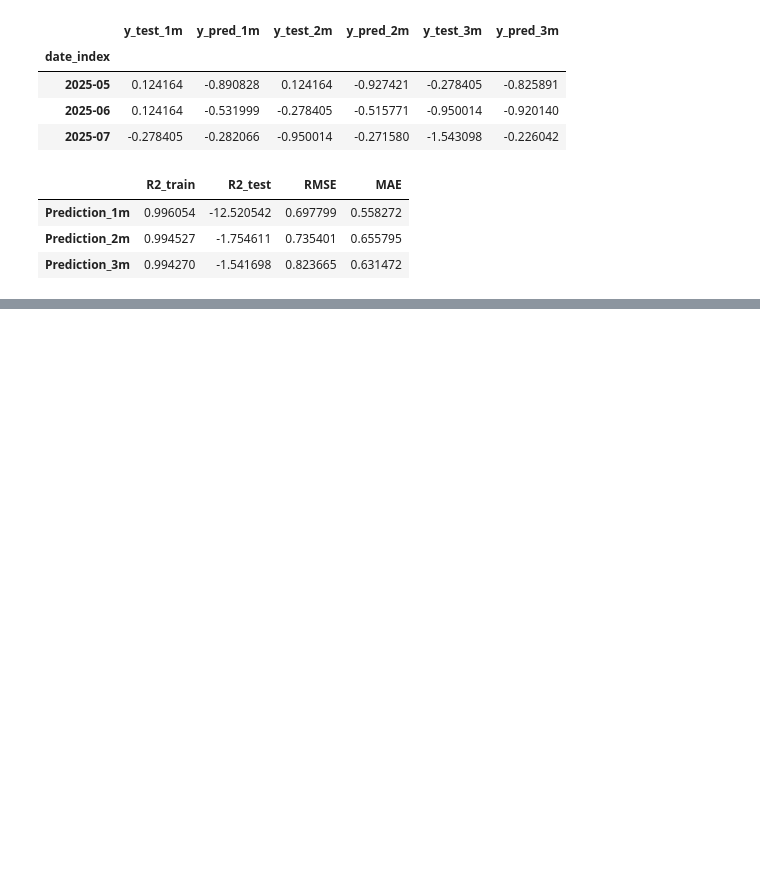
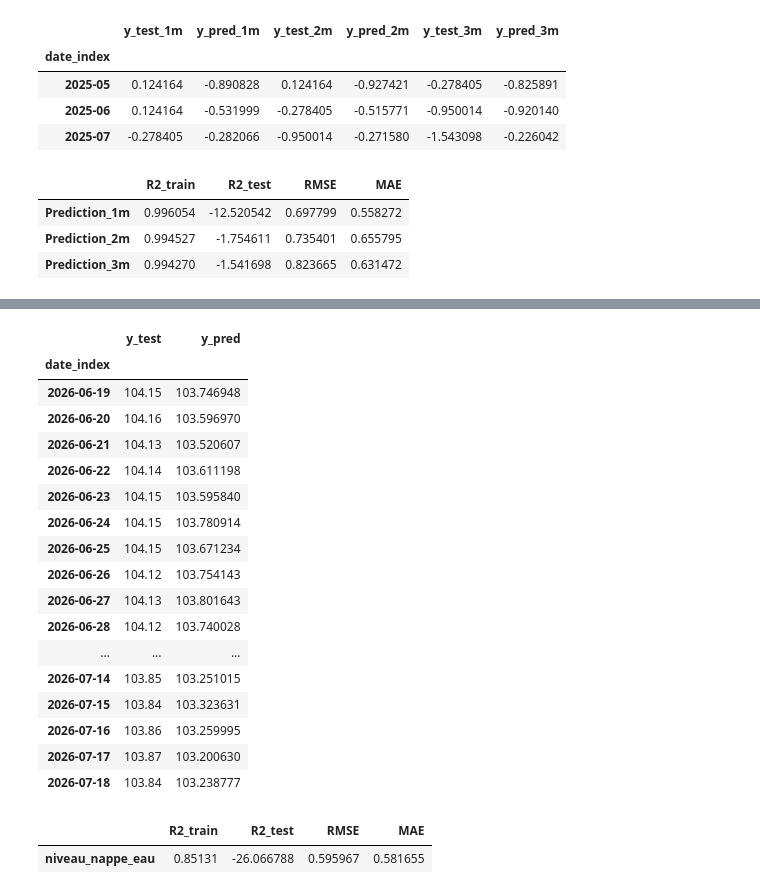
Before and after one commit to lauradmch/NappeCast-forecasting, a Jupyter notebook: notebooks/preprocessing.ipynb, the cells around one changed output, grey strips where cells are left out. Cells and saved outputs as stored; diff of their text form; code cells hidden in the pictures; blank space fills up the shorter version.

```diff
--- a/notebooks/preprocessing.ipynb
+++ b/notebooks/preprocessing.ipynb
@@ -708,0 +783,64 @@ evaluation_metrics_xgboost_reg
+# %%
+def xgboost_regressor(df, n_estimators=100, learning_rate=0.1, max_depth=4,
+                      subsample=0.8, colsample_bytree=0.8, random_state=42):
+    """
+    XGBoost Regressor predicting SPLI at J+1 (next day).
+    Returns predictions and evaluation metrics (R2_train, R2_test, RMSE, MAE).
+    """
+    X_train, X_test, y_train, y_test = preprocessing(df)
+
+    # --- Model ---
+    model = XGBRegressor(
+        n_estimators     = n_estimators,
+        learning_rate    = learning_rate,
+        max_depth        = max_depth,
+        subsample        = subsample,
+        colsample_bytree = colsample_bytree,
+        random_state     = random_state
+    )
+    model.fit(X_train, y_train)
+    y_pred = model.predict(X_test)
+
+    # --- Predictions ---
+    predictions_xgboost_reg = pd.DataFrame({
+        "y_test" : y_test.values,
+        "y_pred" : y_pred
+    }, index=y_test.index)
+
+    # --- Metrics ---
+    evaluation_metrics_xgboost_reg = pd.DataFrame({
+        "R2_train" : [model.score(X_train, y_train)],
+        "R2_test"  : [model.score(X_test, y_test)],
+        "RMSE"     : [np.sqrt(mean_squared_error(y_test, y_pred))],
+        "MAE"      : [mean_absolute_error(y_test, y_pred)]
+    }, index=["niveau_nappe_eau"])
+
+    return predictions_xgboost_reg, evaluation_metrics_xgboost_reg
+# %%
+predictions_xgboost_reg, evaluation_metrics_xgboost_reg = xgboost_regressor(df)
+# %%
+predictions_xgboost_reg
+# %% [output]
+|  | y_test | y_pred |
+| date_index |  |  |
+| 2026-06-19 | 104.15 | 103.746948 |
+| 2026-06-20 | 104.16 | 103.596970 |
+| 2026-06-21 | 104.13 | 103.520607 |
+| 2026-06-22 | 104.14 | 103.611198 |
+| 2026-06-23 | 104.15 | 103.595840 |
+| 2026-06-24 | 104.15 | 103.780914 |
+| 2026-06-25 | 104.15 | 103.671234 |
+| 2026-06-26 | 104.12 | 103.754143 |
+| 2026-06-27 | 104.13 | 103.801643 |
+| 2026-06-28 | 104.12 | 103.740028 |
+| ... | ... | ... |
+| 2026-07-14 | 103.85 | 103.251015 |
+| 2026-07-15 | 103.84 | 103.323631 |
+| 2026-07-16 | 103.86 | 103.259995 |
+| 2026-07-17 | 103.87 | 103.200630 |
+| 2026-07-18 | 103.84 | 103.238777 |
+# %%
+evaluation_metrics_xgboost_reg
+# %% [output]
+|  | R2_train | R2_test | RMSE | MAE |
+| niveau_nappe_eau | 0.85131 | -26.066788 | 0.595967 | 0.581655 |
```
Also changed, not shown: parts of 6 cells of this notebook.
